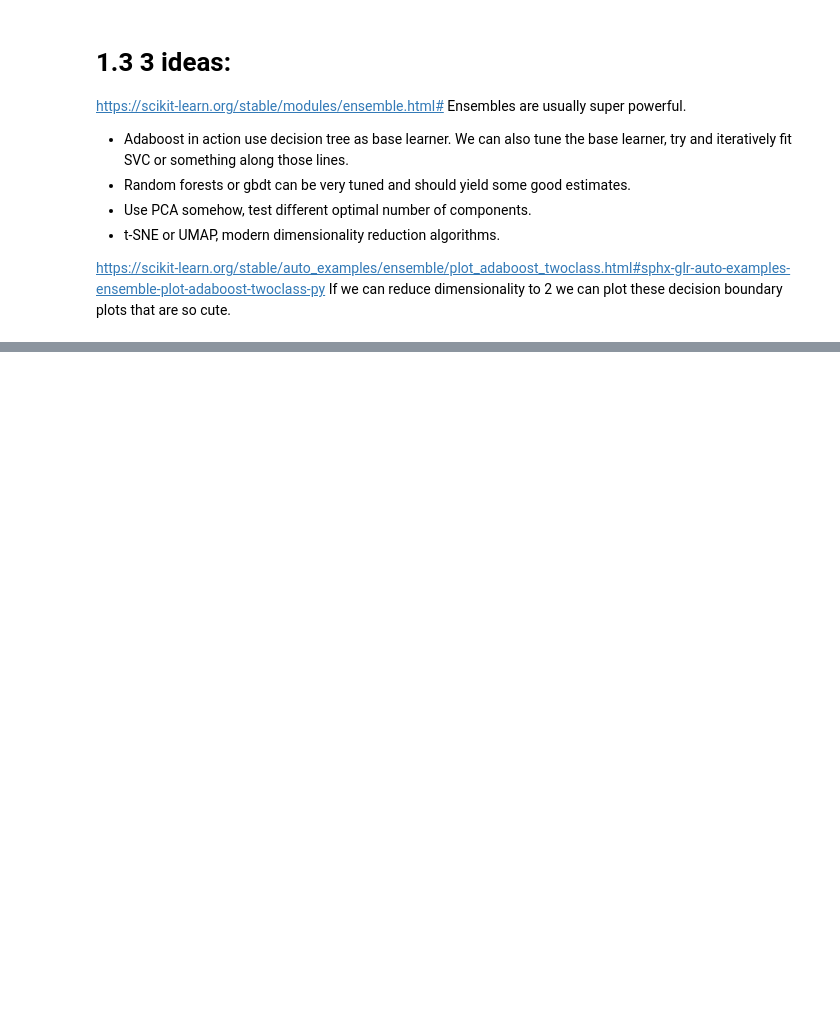
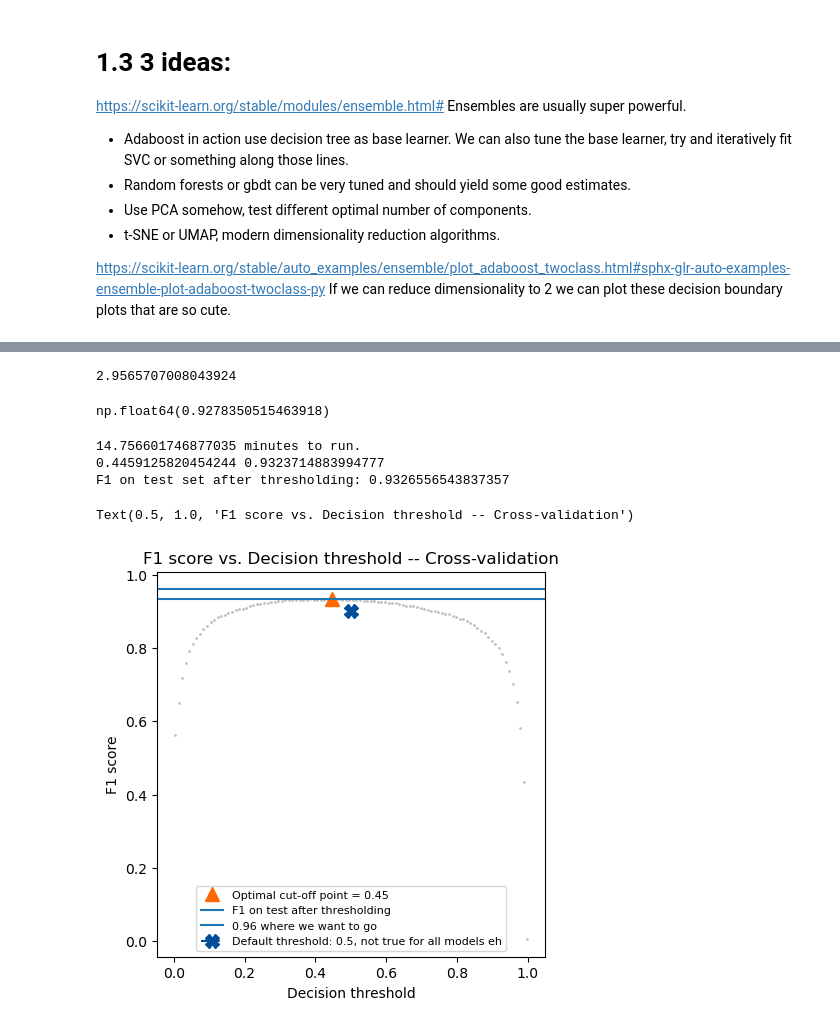
Before and after one commit to NeuralWave42/ST443-Project, a Jupyter notebook: Iheb-Task1.2-code.ipynb, the cells around one changed output, grey strips where cells are left out. Saved outputs shown, nothing was run; the diff lists cells and outputs as text; code cells hidden in the pictures; blank space fills up the shorter version.

```diff
--- a/Iheb-Task1.2-code.ipynb
+++ b/Iheb-Task1.2-code.ipynb
@@ -598,6 +274,6 @@ def train_split(data,label_col,random_state,test_size=0.2):
 
         # Split into training and test sets
     X_train, X_test, y_train, y_test = train_test_split(X, y, test_size=test_size, random_state=random_state)
-    return X_train, y_train
+    return X_train, y_train, X_test, y_test
 # %%
-X_TRAIN_G, y_TRAIN_G = train_split(data,label_col="label",random_state=RANDOM_STATE,test_size=0.2)
+X_TRAIN_G, y_TRAIN_G, X_TEST_G ,y_TEST_G  = train_split(data,label_col="label",random_state=RANDOM_STATE,test_size=0.2)
@@ -1118 +782,72 @@ tuning_ada_boost = {
+# %%
+tic = time.time()
+gbdt = GradientBoostingClassifier(random_state=42)
+gbdt.fit(X_TRAIN_G,y_TRAIN_G)
+y_pred = gbdt.predict(X_TEST_G)
+toc = time.time()
+print((toc-tic)/60)
+f1_score(y_TEST_G,y_pred)
+# %% [output]
+2.9565707008043924
+np.float64(0.9278350515463918)
+# %%
+#grid_search.best_estimator_
+
+threshold_modifier = TunedThresholdClassifierCV(gbdt, scoring="f1",random_state=42,store_cv_results=True)
+
+tic = time.time()
+threshold_modifier.fit(X_TRAIN_G,y_TRAIN_G)
+
+toc = time.time()
+print(f"{(toc-tic)/60} minutes to run.")
+
+print(threshold_modifier.best_threshold_, threshold_modifier.best_score_)
+
+y_pred_t = threshold_modifier.predict(X_TEST_G)
+
+print(f"F1 on test set after thresholding: {f1_score(y_TEST_G, y_pred_t)}")
+# %% [output]
+14.756601746877035 minutes to run.
+0.4459125820454244 0.9323714883994777
+F1 on test set after thresholding: 0.9326556543837357
+# %%
+#https://towardsdatascience.com/tune-in-decision-threshold-optimization-with-scikit-learns-tunedthresholdclassifiercv-7de558a2cf58
+fig, ax = plt.subplots(figsize=(5, 5))
+ax.plot(
+    threshold_modifier.cv_results_["thresholds"],
+    threshold_modifier.cv_results_["scores"],
+    marker="o",
+    linewidth=1e-3,
+    markersize=1,
+    color="#c0c0c0",
+)
+ax.plot(
+    threshold_modifier.best_threshold_,
+    threshold_modifier.best_score_,
+    "^",
+    markersize=10,
+    color="#ff6700",
+    label=f"Optimal cut-off point = {threshold_modifier.best_threshold_:.2f}",
+)
+ax.axhline(f1_score(y_TEST_G, y_pred_t), label ="F1 on test after thresholding")
+
+ax.axhline(0.96, label ="0.96 where we want to go")
+
+
+ax.plot(
+    0.5,
+    0.90,
+    label="Default threshold: 0.5, not true for all models eh",
+    color="#004e98",
+    linestyle="--",
+    marker="X",
+    markersize=10,
+)
+ax.legend(fontsize=8, loc="lower center")
+ax.set_xlabel("Decision threshold", fontsize=10)
+ax.set_ylabel("F1 score", fontsize=10)
+ax.set_title("F1 score vs. Decision threshold -- Cross-validation", fontsize=12)
+# %% [output]
+Text(0.5, 1.0, 'F1 score vs. Decision threshold -- Cross-validation')
+[figure, added]
 # %%
```
Also changed, not shown: parts of 75 cells of this notebook, 10 other files.
